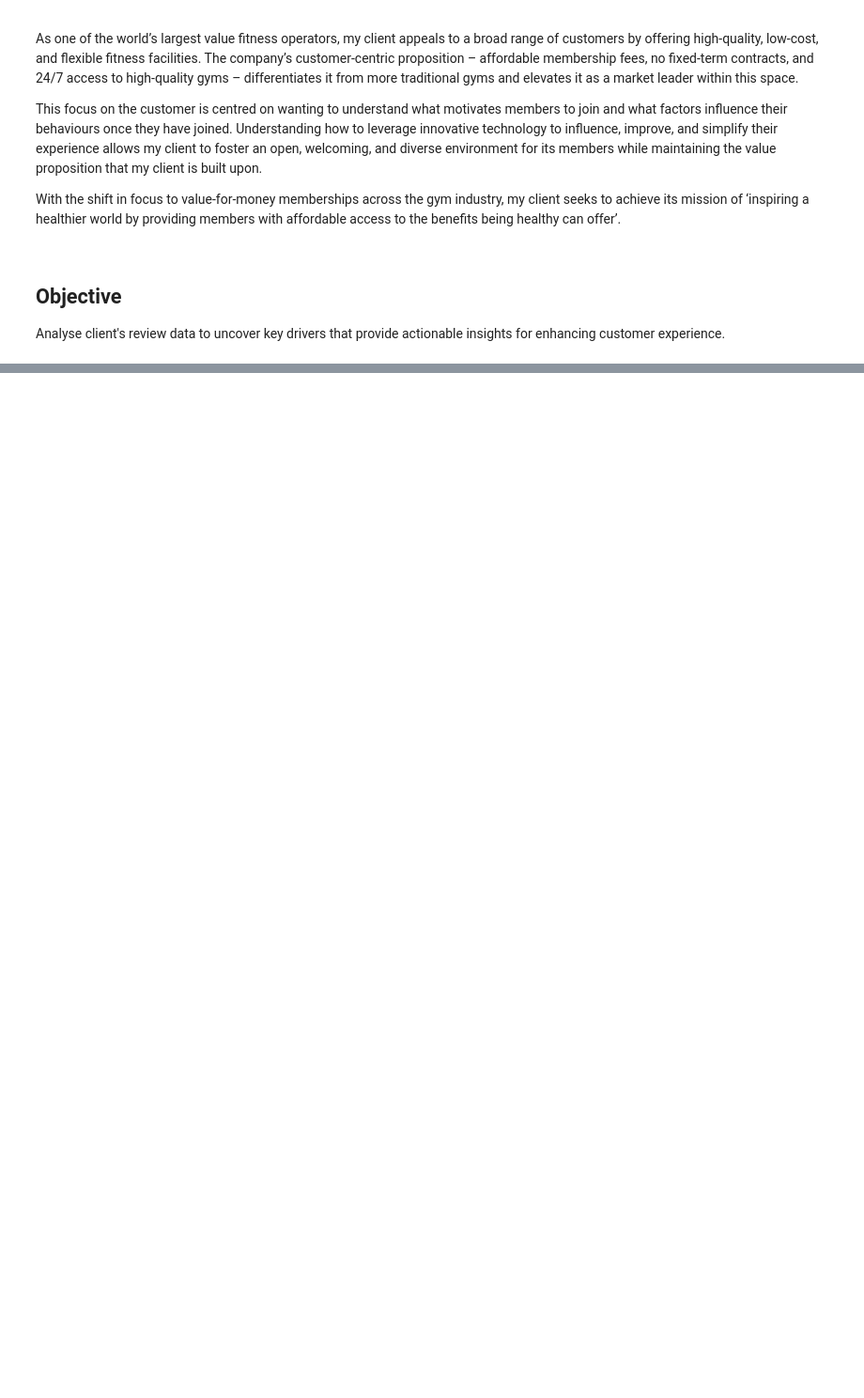
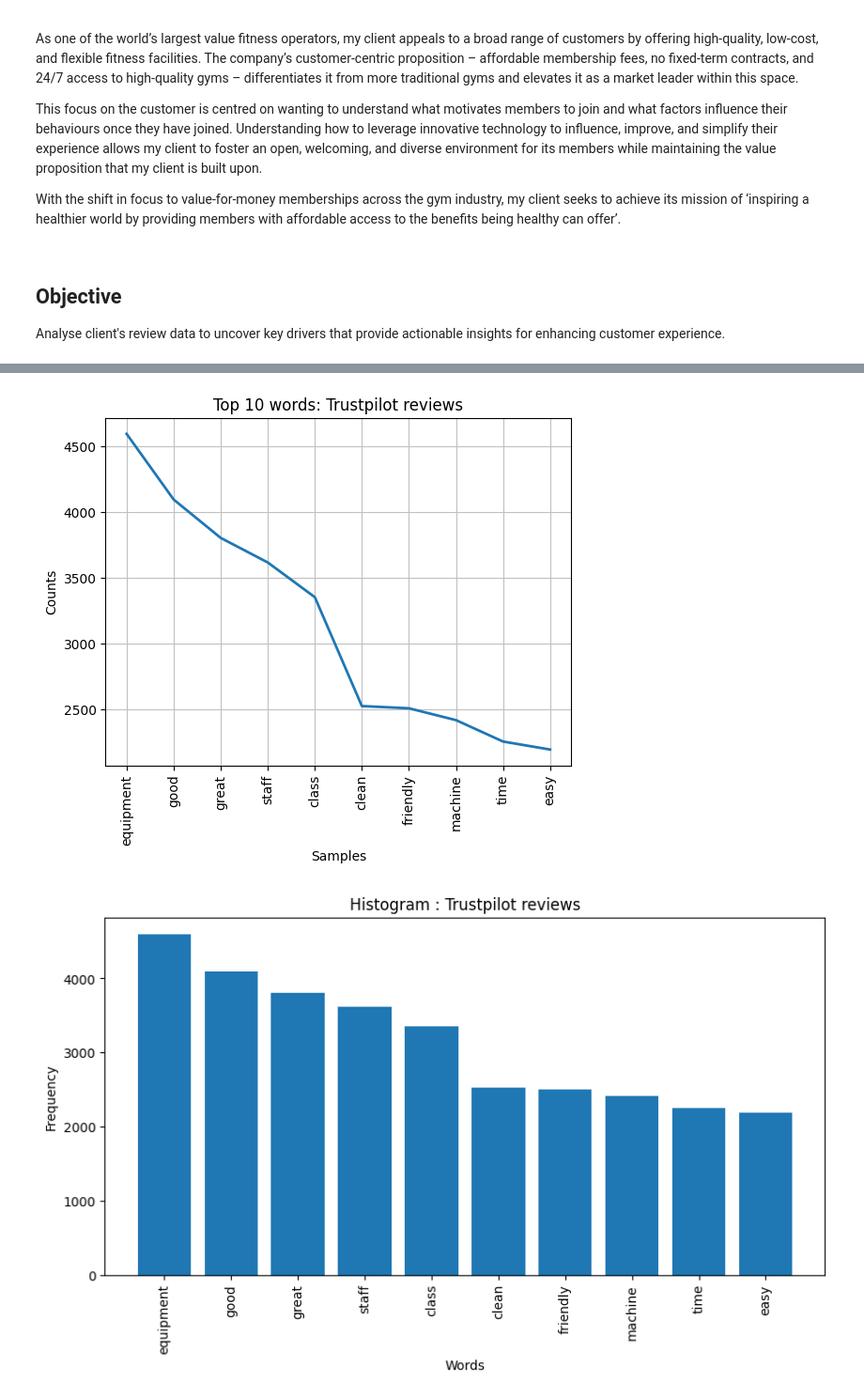
Before and after one commit to arunpalanoor/CAMS_DS_Assignments, a Jupyter notebook: Arun_Palanoor_CAM_NLP_GYM_Customer_Review_project.ipynb, the cells around one changed output, grey strips where cells are left out. Shown at 94% size. Cells and saved outputs as stored; diff of their text form; code cells hidden in the pictures; blank space fills up the shorter version.

```diff
--- a/Arun_Palanoor_CAM_NLP_GYM_Customer_Review_project.ipynb
+++ b/Arun_Palanoor_CAM_NLP_GYM_Customer_Review_project.ipynb
@@ -22,0 +682,6 @@ Analyse client's review data to uncover key drivers that provide actionable insi
+# %%
+# Plot Frequency distribution, Histogram and Word cloud
+find_freq_dist(trustpilot_comments_list, 'Trustpilot reviews')
+# %% [output]
+[figure, added]
+[figure, added]
```
Also changed, not shown: parts of 138 cells of this notebook.
